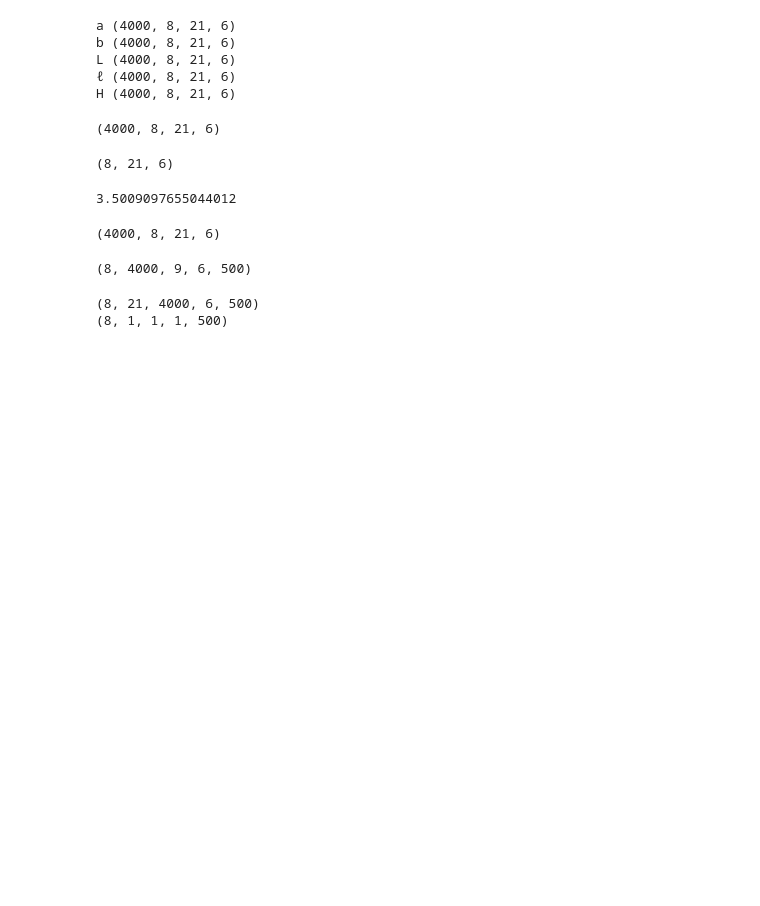
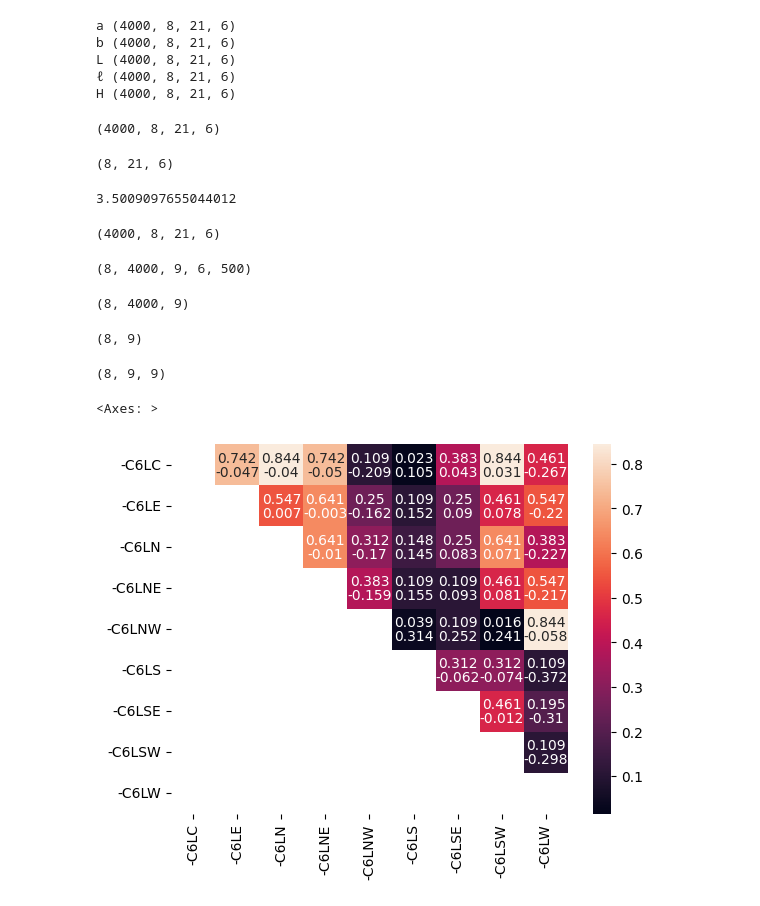
Before and after one commit to hbmep/rat-mapping, a Jupyter notebook: notebooks/L_CIRC/nov_selectivity.ipynb, the cells around one changed output. Saved outputs shown, nothing was run; the diff lists cells and outputs as text; code cells hidden in the pictures; blank space fills up the shorter version.

```diff
--- a/notebooks/L_CIRC/nov_selectivity.ipynb
+++ b/notebooks/L_CIRC/nov_selectivity.ipynb
@@ -125,3 +125,5 @@ x, y = get_normalized_input_output(vertices)
 y.shape
 # %% [output]
 (8, 4000, 9, 6, 500)
+# %%
+y_max = ma.max(y, axis=(2, -1), keepdims=True)
@@ -128,38 +140,37 @@ y.shape
+# %%
+auc = np.trapz(y=entropy[...], x=np.linspace(0, MAX_THRESHOLD_CONST, NUM_THRESHOLD_POINTS), axis=-1)
+auc.shape
+# %% [output]
+(8, 4000, 9)
+# %%
+auc = auc.mean(axis=(1))
+auc.shape
+# %% [output]
+(8, 9)
+# %%
+mat = auc[:, :, None] - auc[:, None, :]
+# %%
+mat.shape
+# %% [output]
+(8, 9, 9)
 # %%
-y_max = ma.max(y, axis=(1, 2, -1), keepdims=True)
-
-y = ma.where(y_max, y / y_max, 0.)
-
-p = ma.sum(y, axis=-2, keepdims=True)
-p = ma.where(p, y / p, 1 / y.shape[-2])
-
-plogp = ma.where(p, p * ma.log(p), 0.)
-
-entropy = 1 + (plogp.sum(axis=-2) / ma.log(y.shape[-2]))
-
-auc = np.trapz(y=entropy[...], x=np.linspace(0, MAX_THRESHOLD_CONST, NUM_THRESHOLD_POINTS), axis=-1)
-auc = auc.mean(axis=(2))
-
-mat = auc[:, :, :, None] - auc[:, :, None, :]
-mat = mat.mean(axis=1)
-
 pvalues = []
-for i in range(6):
-    for i2 in range(6):
+for i in range(len(vertices)):
+    for i2 in range(len(vertices)):
         if i==i2:
             pvalues.append(1)
             continue
-        temp_p = stats.wilcoxon(mat[:, i,i2], axis=0).pvalue
+        temp_p = stats.wilcoxon(mat[:,i,i2], axis=0).pvalue
         pvalues.append(temp_p)
 
 pvalues = np.array(pvalues)
-pvalues = pvalues.reshape(6, 6)
+pvalues = pvalues.reshape(len(vertices), len(vertices))
 
-labels = ['L', 'LL', 'LM', 'LM1', 'LM2', 'M']
+labels = encoder_dict["compound_position"].inverse_transform(vertices)
 mask = np.tril(np.ones_like(pvalues), k=0).astype(bool)
 sns.heatmap(pvalues, xticklabels=labels, yticklabels=labels, mask = mask, annot=False)
 sns.heatmap(pvalues, xticklabels=labels, yticklabels=labels, mask = mask,annot=np.round(mat.mean(axis=0).data, 3), annot_kws={'va':'top'}, fmt="", cbar=False)
 sns.heatmap(pvalues, xticklabels=labels, yticklabels=labels, mask = mask,annot=np.round(pvalues, 3), annot_kws={'va':'bottom'}, fmt="", cbar=False)
 # %% [output]
-(8, 21, 4000, 6, 500)
-(8, 1, 1, 1, 500)
+<Axes: >
+[figure, added]
```
Also changed, not shown: parts of 5 cells of this notebook, 8 other files.
